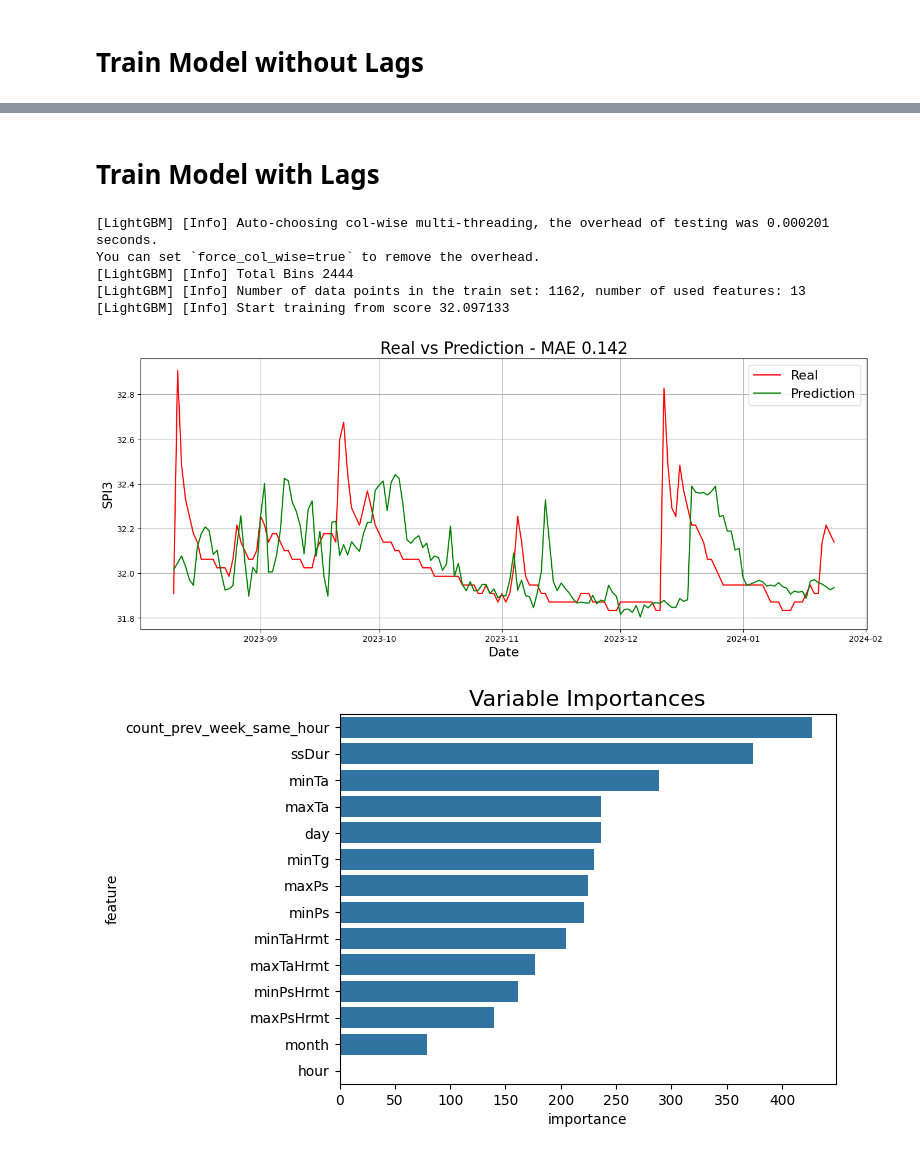
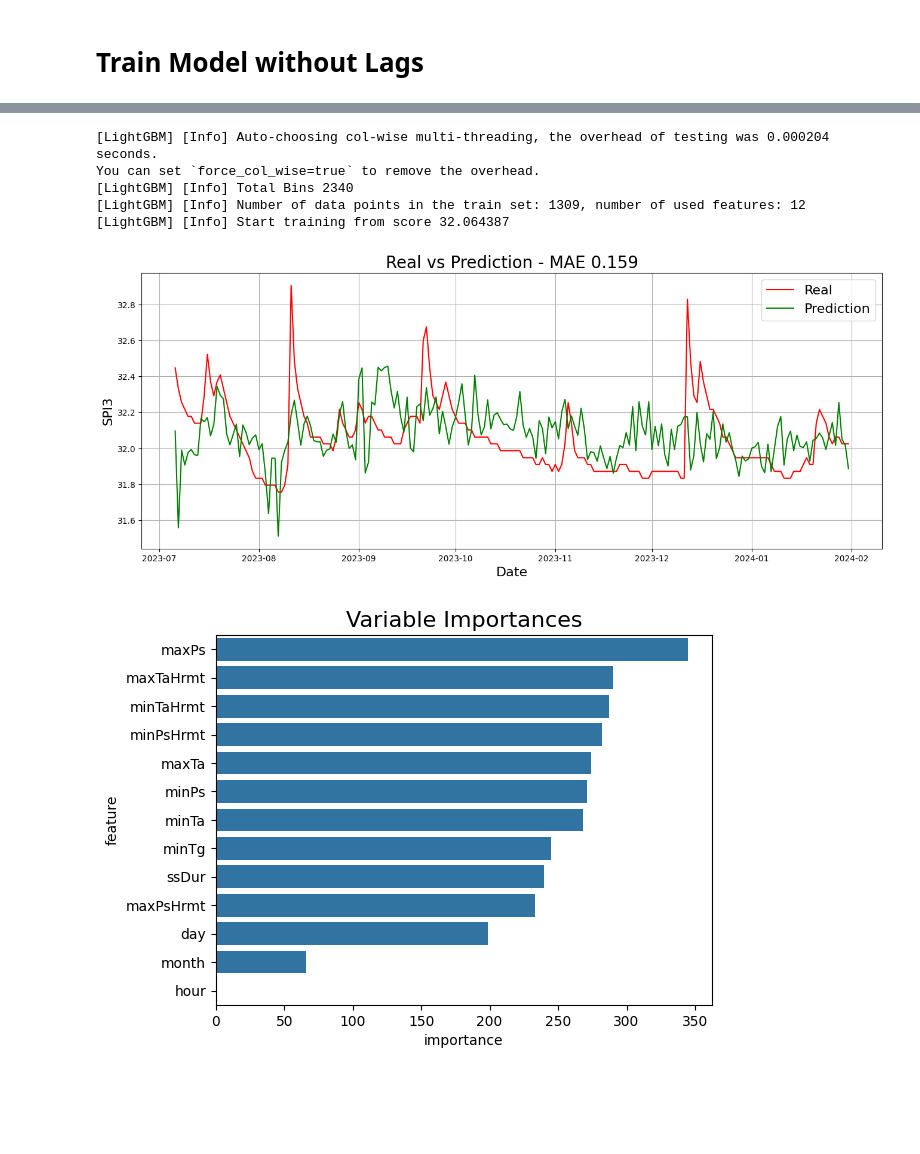
Before and after one commit to youngmook/aihub, a Jupyter notebook: drought_Prediction_SGI.ipynb, the cells around one changed output, grey strips where cells are left out. Cells and saved outputs as stored; diff of their text form; code cells hidden in the pictures; blank space fills up the shorter version.

```diff
--- a/drought_Prediction_SGI.ipynb
+++ b/drought_Prediction_SGI.ipynb
@@ -189,7 +189,7 @@ df
 | 2024-01-31 | 1.9 | 100 | 12.0 | 1058 | 1026.6 | 4 | 1020.9 | 1413 | 10.3 | -1.3 | ... |
 1519 rows × 14 columns
 # %%
-def train_time_series_with_folds(df, horizon=24*7):
+def train_time_series_with_folds(df, horizon=30):
     X = df.drop('ugrwtrl', axis=1)
     y = df['ugrwtrl']
 
@@ -229,5 +229,5 @@ def train_time_series_with_folds(df, horizon=24*7):
 # %% [markdown]
 # Train Model without Lags
 # %%
-train_time_series_with_folds(df)
+train_time_series_with_folds(df, 7*20)
 # %% [output]
@@ -242,18 +242,10 @@ And if memory is not enough, you can set `force_col_wise=true`.
-# %% [markdown]
-# Train Model with Lags
-# %%
-#create 1 week lag variable by shifting the target value for 1 week
-df['count_prev_week_same_hour'] = df['ugrwtrl'].shift(7)
-
-#drop NaNs after feature engineering
-df.dropna(how='any', axis=0, inplace=True)
 # %%
-train_time_series_with_folds(df)
+train_time_series_with_folds(df, 7*30)
 # %% [output]
-[LightGBM] [Info] Auto-choosing col-wise multi-threading, the overhead of testing was 0.000201 seconds.
+[LightGBM] [Info] Auto-choosing col-wise multi-threading, the overhead of testing was 0.000204 seconds.
 You can set `force_col_wise=true` to remove the overhead.
-[LightGBM] [Info] Total Bins 2444
-[LightGBM] [Info] Number of data points in the train set: 1162, number of used features: 13
-[LightGBM] [Info] Start training from score 32.097133
+[LightGBM] [Info] Total Bins 2340
+[LightGBM] [Info] Number of data points in the train set: 1309, number of used features: 12
+[LightGBM] [Info] Start training from score 32.064387
-[figure, old version]
+[figure, new version]
-[figure, old version]
+[figure, new version]
```
Also changed, not shown: parts of 4 cells of this notebook.
